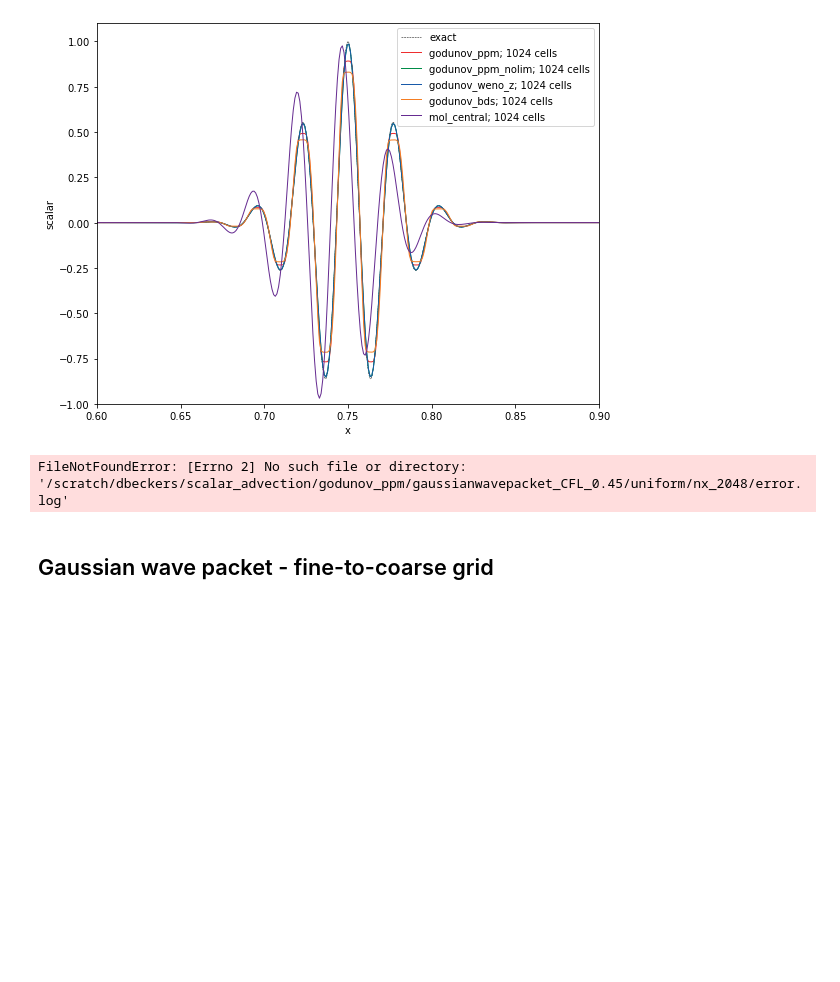
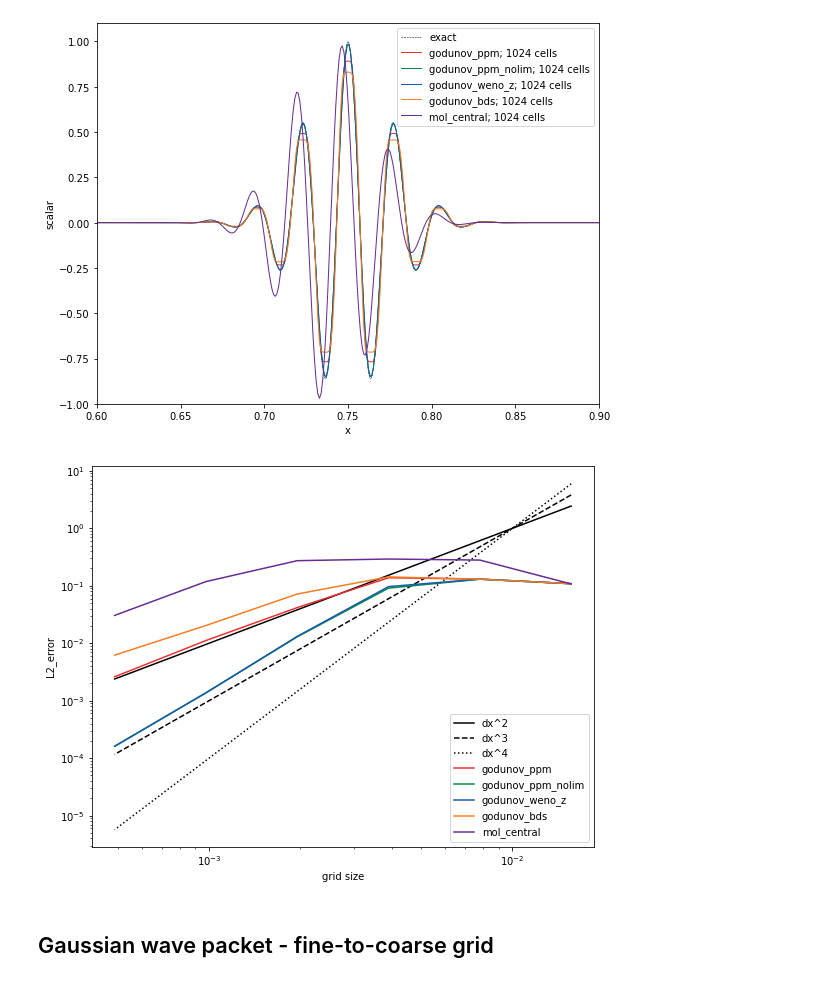
Before and after one commit to diederikb/nrel_jupyter_notebooks, a Jupyter notebook: postprocess_scalar_advection_1D.ipynb, the cells around one changed output. Cells and saved outputs as stored; diff of their text form; code cells hidden in the pictures; blank space fills up the shorter version.

```diff
--- a/postprocess_scalar_advection_1D.ipynb
+++ b/postprocess_scalar_advection_1D.ipynb
@@ -155,19 +157,21 @@ fig.savefig(f'{gaussianwavepacket.name}_uniform_distribution_centered.png',dpi=3
 # %%
 grid_sizes = [64,128,256,512,1024,2048]
 dx_list = [1.0/grid_size for grid_size in grid_sizes]
 error_list = postprocessing.batch_load_error('error.log',root_dir,case_dir,methods,grid_sizes,withglobal=False)
 fig,ax = plt.subplots(figsize=[9,7])
 ax.plot(dx_list,[1e4*dx**2 for dx in dx_list],label='dx^2',linestyle='solid',color='black')
 ax.plot(dx_list,[1e6*dx**3 for dx in dx_list],label='dx^3',linestyle='dashed',color='black')
 ax.plot(dx_list,[1e8*dx**4 for dx in dx_list],label='dx^4',linestyle='dotted',color='black')
 for i_method in range(len(methods)):
     ax.plot([1/grid_size for grid_size in grid_sizes],[df_error_grid['error_var_0_level_0'].values[-1] for df_error_grid in error_list[i_method]],label=methods[i_method],color=postprocessing.color_list[i_method])
 ax.set_xscale('log')
 ax.set_yscale('log')
+ax.set_ylabel('L2_error')
+ax.set_xlabel('grid size')
 ax.legend()
 fig.savefig(f'{gaussianwavepacket.name}_uniform_convergence.png',dpi=300)
 # %% [output]
-FileNotFoundError: [Errno 2] No such file or directory: '/scratch/dbeckers/scalar_advection/godunov_ppm/gaussianwavepacket_CFL_0.45/uniform/nx_2048/error.log'
+[figure, added]
 # %% [markdown]
 ## Gaussian wave packet - fine-to-coarse grid
 # %%
```
Also changed, not shown: parts of 2 cells of this notebook, 5 other files.
